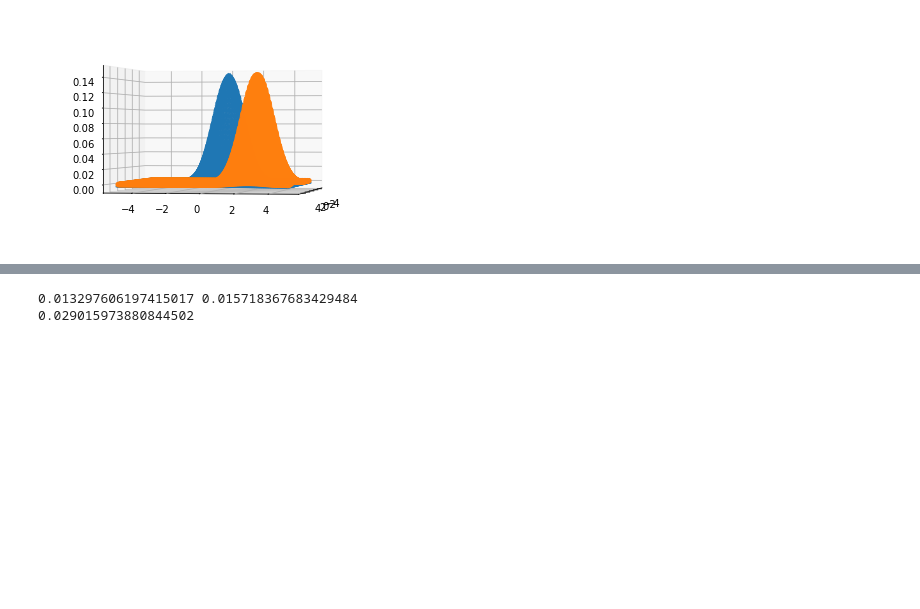
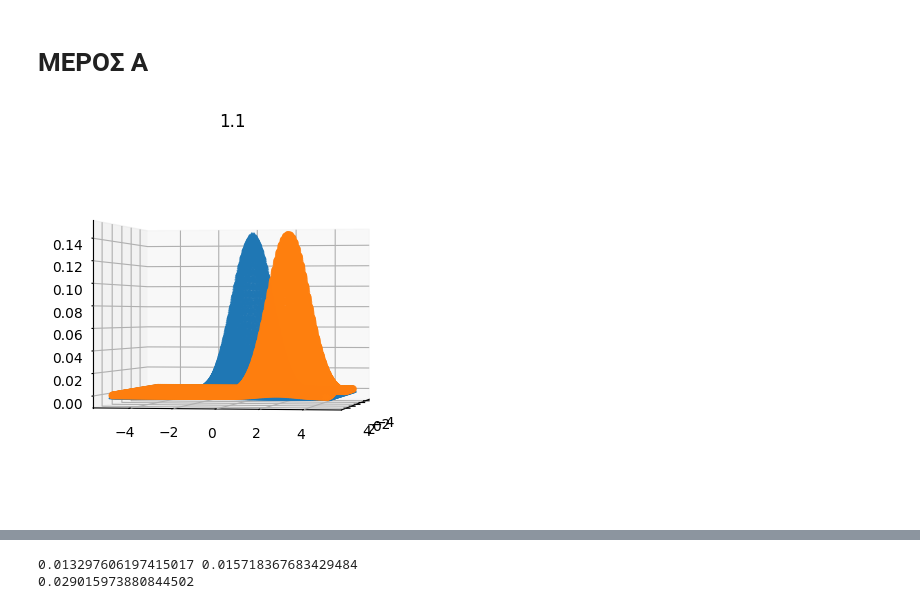
Before and after one commit to eegrigor/Pattern_Recognition_Assignment1, a Jupyter notebook: Grigorakis_9694_Kaimakamidis_9627_Assignment1.ipynb, the cells around one changed output, grey strips where cells are left out. Drawn from its saved outputs; the diff is of its cells as text; code cells hidden in the pictures; blank space fills up the shorter version.

```diff
--- a/Grigorakis_9694_Kaimakamidis_9627_Assignment1.ipynb
+++ b/Grigorakis_9694_Kaimakamidis_9627_Assignment1.ipynb
@@ -23,6 +33,8 @@ import numpy as np
 from matplotlib import pyplot as plt
 from matplotlib import cm
 from scipy import integrate, optimize
+# %% [markdown]
+# ΜΕΡΟΣ Α
 # %%
 mean1 = np.array([0.4,0.8])
 mean2 = np.array([1.5,2.7])
@@ -38,34 +50,35 @@ points = 100
 x1 = np.linspace(-5,5,num = points)
 x2 = np.linspace(-5,5,num = points)
 
 x12v = np.linspace([-3,-4],[3,4],num = points)
 
 xx,yy = np.meshgrid(x1,x2)
 
 x12 = np.array((xx.ravel(), yy.ravel())).T
 
 x1plot = x12[:,0]
 x2plot = x12[:,1]
 
 
 p1 = np.zeros(points * points)
 p2 = np.zeros(points * points)
 
 for i in range(points * points):
     p1[i] = np.exp(-np.matmul(np.matmul(np.transpose(x12[i] - mean1),np.linalg.inv(Sigma)),(x12[i] - mean1))/2) / (2 * np.pi * np.sqrt(np.linalg.det(Sigma)))
     p2[i] = np.exp(-np.matmul(np.matmul(np.transpose(x12[i] - mean2),np.linalg.inv(Sigma)),(x12[i] - mean2))/2) / (2 * np.pi * np.sqrt(np.linalg.det(Sigma)))
 
 
 fig = plt.figure()
 
 axes = plt.axes(projection ='3d')
 axes.scatter(x1plot, x2plot, p1, marker = '^')
 axes.scatter(x1plot, x2plot, p2, marker = 'o')
 axes.view_init(0,10)
 
+plt.title("1.1")
 plt.show()
 # %% [output]
-[figure, old version]
+[figure, new version]
 # %%
 px = np.zeros(points * points)
 
```
Also changed, not shown: parts of 12 cells of this notebook.
